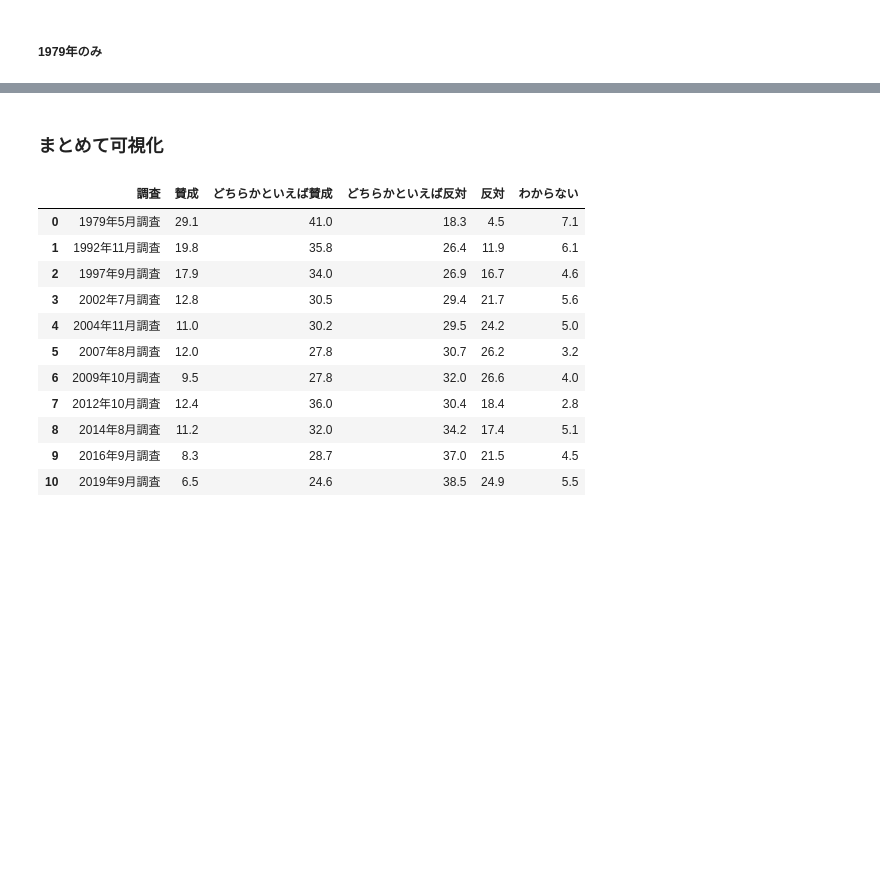
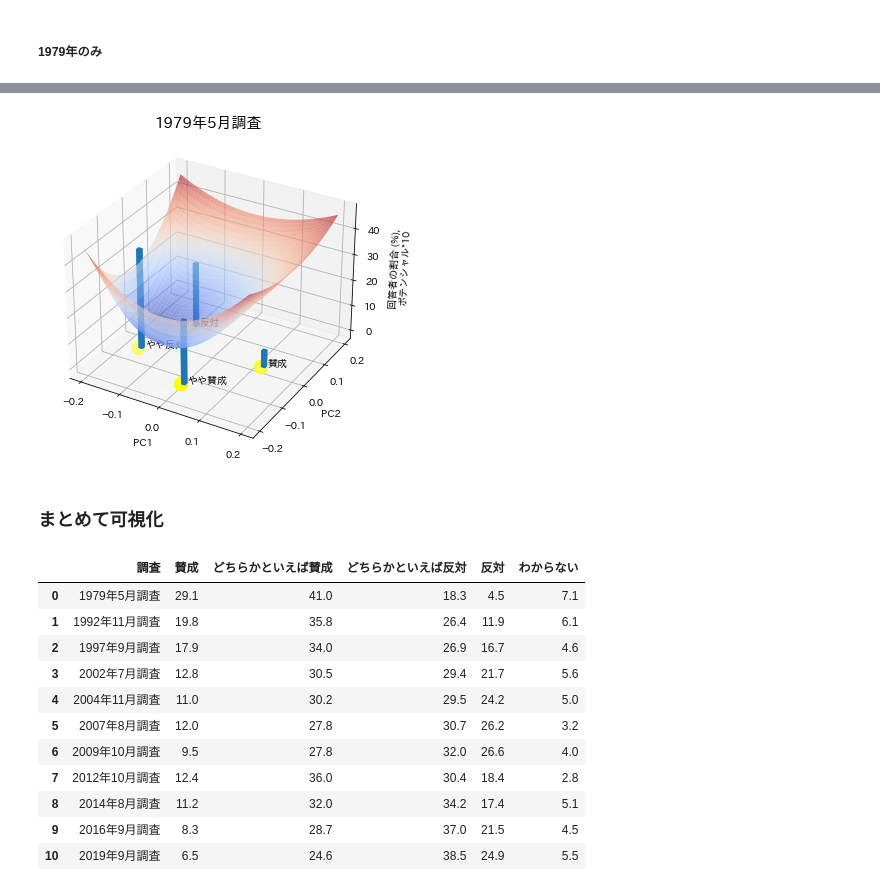
Before and after one commit to sophiaBuss0410/lab, a Jupyter notebook: embedding/embedding.ipynb, the cells around one changed output, grey strips where cells are left out. Cells and saved outputs as stored; diff of their text form; code cells hidden in the pictures; blank space fills up the shorter version.

Commit message:
corrected

```diff
--- a/embedding/embedding.ipynb
+++ b/embedding/embedding.ipynb
@@ -779,3 +773,79 @@ plt.show()
+# %%
+# corrected
+
+from mpl_toolkits.mplot3d import Axes3D
+from scipy.interpolate import griddata
+import matplotlib.cm as cm
+
+# set up the figure and axes
+fig = plt.figure(figsize=(6, 6)) #, dpi=220)
+ax2 = fig.add_subplot(111, projection='3d')
+
+ax2.scatter(neww_X[:,0],neww_X[:,1], [0,0,0,0], linewidths=10,color='yellow')
+# ax2.xlim(-0.25, 0.25)
+# ax2.ylim(-0.25, 0.25)
+# ax2.xlabel("PC1",size=15)
+# ax2.ylabel("PC2",size=15)
+
+jp = ['賛成', 'やや賛成', 'やや反対', '反対']
+for i, word in enumerate(jp):
+  ax2.text(neww_X[i,0]+0.01, neww_X[i,1]+0.01, 0, word, zdir=None)
+
+# bar graph code
+x, y, z = neww_X[:,0], neww_X[:,1], year1979.iloc[:-1, 0].astype(np.float64).tolist()
+# print(x, y, z)
+top = z
+bottom = np.zeros_like(top)
+width = 0.01
+depth = 0.01
+ax2.bar3d(x, y, bottom, width, depth, top, shade=False)
+# ax2.set_title('支持者数')
+
+## surface plot code
+# border condition
+dum = [-0.2, 0.2, -0.2, 0.2]
+dumy = [-0.2, 0.2, 0.2, -0.2]
+
+xx = neww_X[:,0].tolist()
+yy = neww_X[:,1].tolist()
+
+for l in range(len(dum)):
+    xx.append(dum[l])
+    yy.append(dumy[l])
+
+zz = 10*year1979.iloc[:-1, 1]
+zz = zz.to_list()
+for m in range(len(dum)):
+    zz.append(-10*np.log(1/100))
+
+X, Y, Z = xx, yy, zz
+
+points = np.array([X, Y]).T
+
+# # create a grid of coordinates between the minimum and
+# # maximum of your X and Y. 50j indicates 50 discretization
+# # points between the minimum and maximum.
+X_grid, Y_grid = np.mgrid[-0.2:0.2:50j, -0.2:0.2:50j]
+# # interpolate your values on the grid defined above
+Z_grid = griddata(points, Z, (X_grid, Y_grid), method='cubic')
+
+ax2.plot_surface(X_grid, Y_grid, Z_grid, cmap=cm.coolwarm,
+                       linewidth=0, antialiased=True, alpha=.6)
+
+# ax2.view_init(elev= 25, azim=15, roll=0)
+
+plt.xticks([-0.2, -0.1, 0, 0.1, 0.2])
+plt.yticks([-0.2, -0.1, 0, 0.1, 0.2])
+
+ax2.set_xlabel('PC1')
+ax2.set_ylabel('PC2')
+ax2.set_zlabel("\n回答者の割合 (%), \nポテンシャル*10")
+ax2.set_title("1979年5月調査",size=15)
+
+plt.savefig("domestic_pot_1979_corrected.png")
+plt.show()
+# %% [output]
+[figure, added]
 # %% [markdown]
 ### まとめて可視化
 # %%
```
Also changed, not shown: parts of 17 cells of this notebook, 26 other files.
